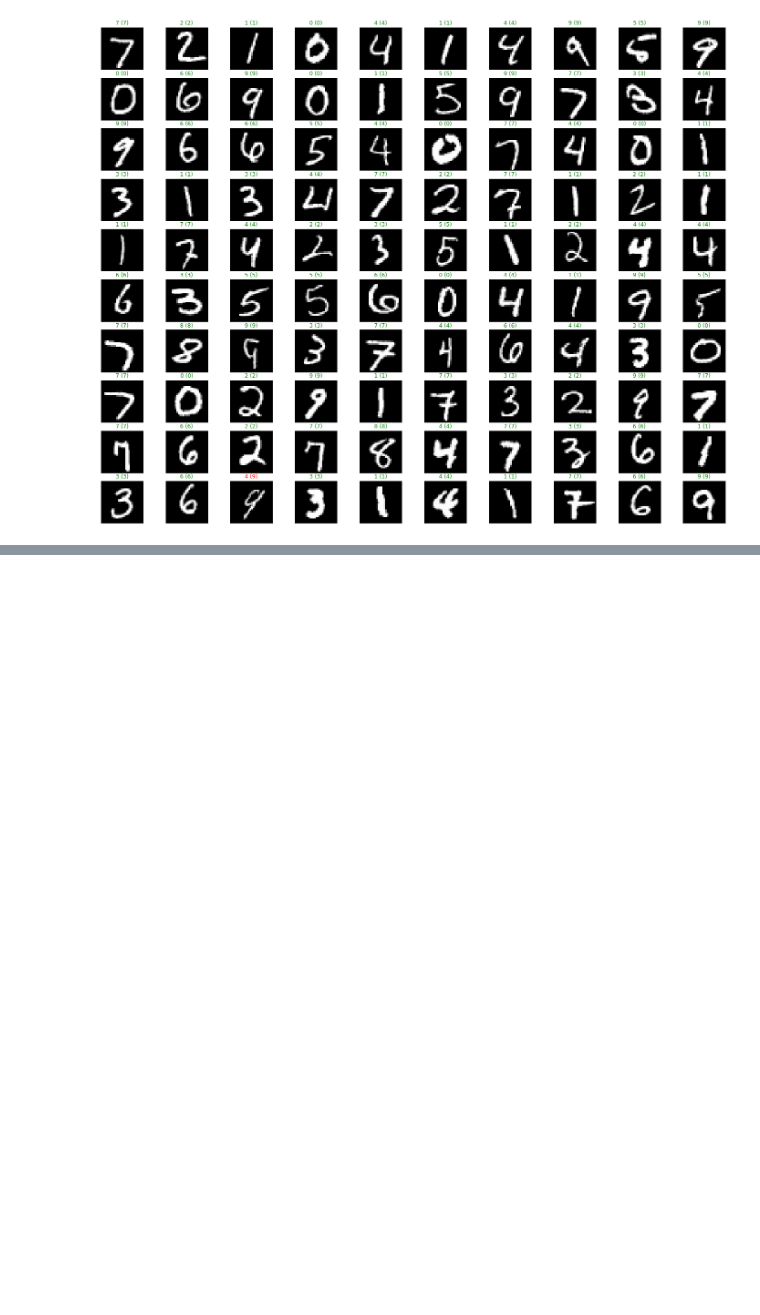
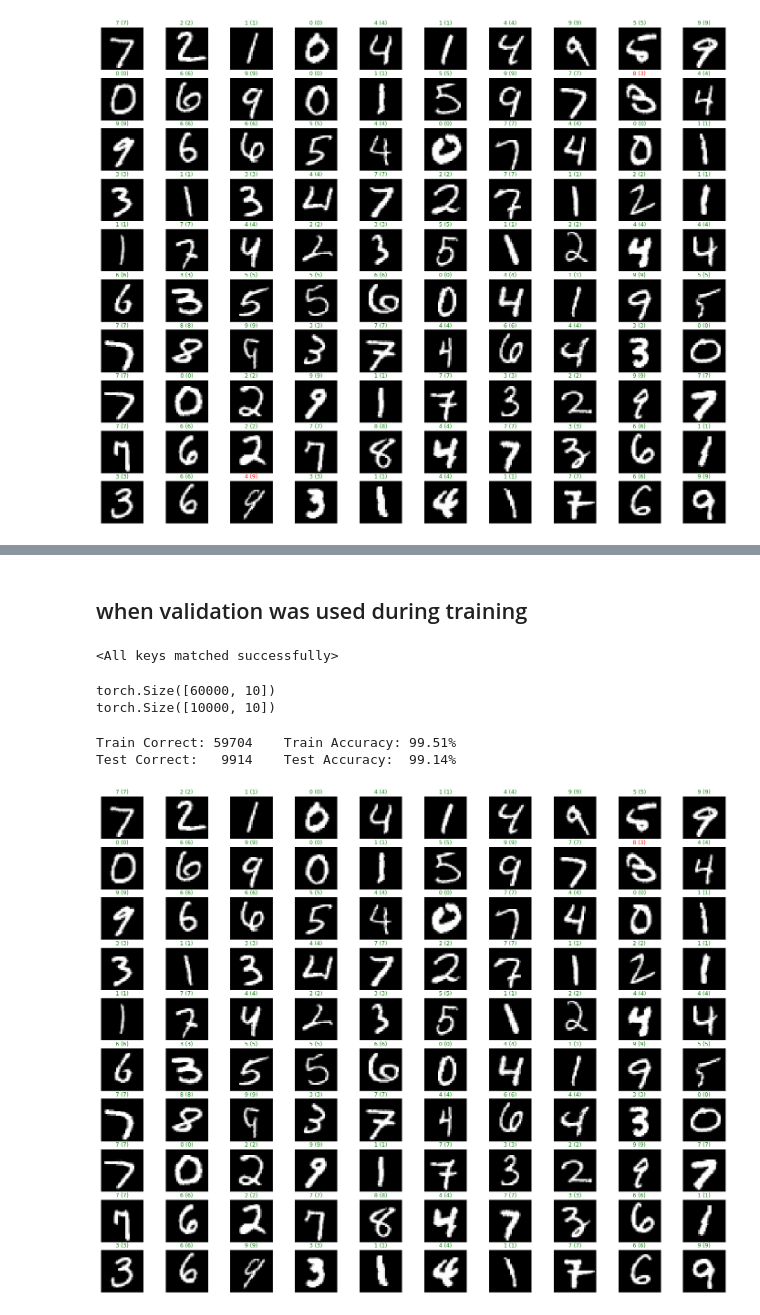
Before and after one commit to priyavrat-misra/handwritten-digit-classification, a Jupyter notebook: results.ipynb, the cells around one changed output, grey strips where cells are left out. Drawn from its saved outputs; the diff is of its cells as text; code cells hidden in the pictures; blank space fills up the shorter version.

```diff
--- a/results.ipynb
+++ b/results.ipynb
@@ -194,0 +200,53 @@ plt.close()
+# %% [markdown]
+## when validation was used during training
+# %%
+model.load_state_dict(
+    torch.load('models/with_validation/model-run(lr=0.001, batch_size=256).ckpt',
+    map_location=device)
+    )
+# %% [output]
+<All keys matched successfully>
+# %%
+model.eval()
+with torch.no_grad():
+    train_preds = get_all_preds(model, train_loader)
+    test_preds = get_all_preds(model, test_loader)
+    print(train_preds.shape)
+    print(test_preds.shape)
+# %% [output]
+torch.Size([60000, 10])
+torch.Size([10000, 10])
+# %%
+train_correct = get_num_correct(train_preds, train_set.targets)
+test_correct = get_num_correct(test_preds, test_set.targets)
+
+print(f'Train Correct: {train_correct:5}\tTrain Accuracy: {(100*train_correct/len(train_set)):5.2f}%')
+print(f'Test Correct: {test_correct:6}\tTest Accuracy: {(100*test_correct/len(test_set)):6.2f}%')
+# %% [output]
+Train Correct: 59704    Train Accuracy: 99.51%
+Test Correct:   9914    Test Accuracy:  99.14%
+# %%
+val_train_stacked = torch.stack(
+    (train_set.targets, train_preds.argmax(dim=1)),
+    dim=1
+)
+val_test_stacked = torch.stack(
+    (test_set.targets, test_preds.argmax(dim=1)),
+    dim=1
+)
+# %%
+images, labels = next(iter(test_loader))
+images = images.numpy()
+
+fig = plt.figure(figsize=(25, 20))
+for i in np.arange(100):
+    ax = fig.add_subplot(10, 10, i+1, xticks=[], yticks=[])
+    ax.imshow(np.squeeze(images[i]), cmap='gray')
+    ax.set_title(f'{val_test_stacked[i, 1].item()} ({labels[i].item()})',
+                color=('green' if val_test_stacked[i, 1]==labels[i] else 'red'))
+
+plt.show()
+fig.savefig('visualizations/test_results_with_val.png', bbox_inches='tight')
+plt.close()
+# %% [output]
+[figure, added]
```
Also changed, not shown: parts of 15 cells of this notebook, 32 other files.
